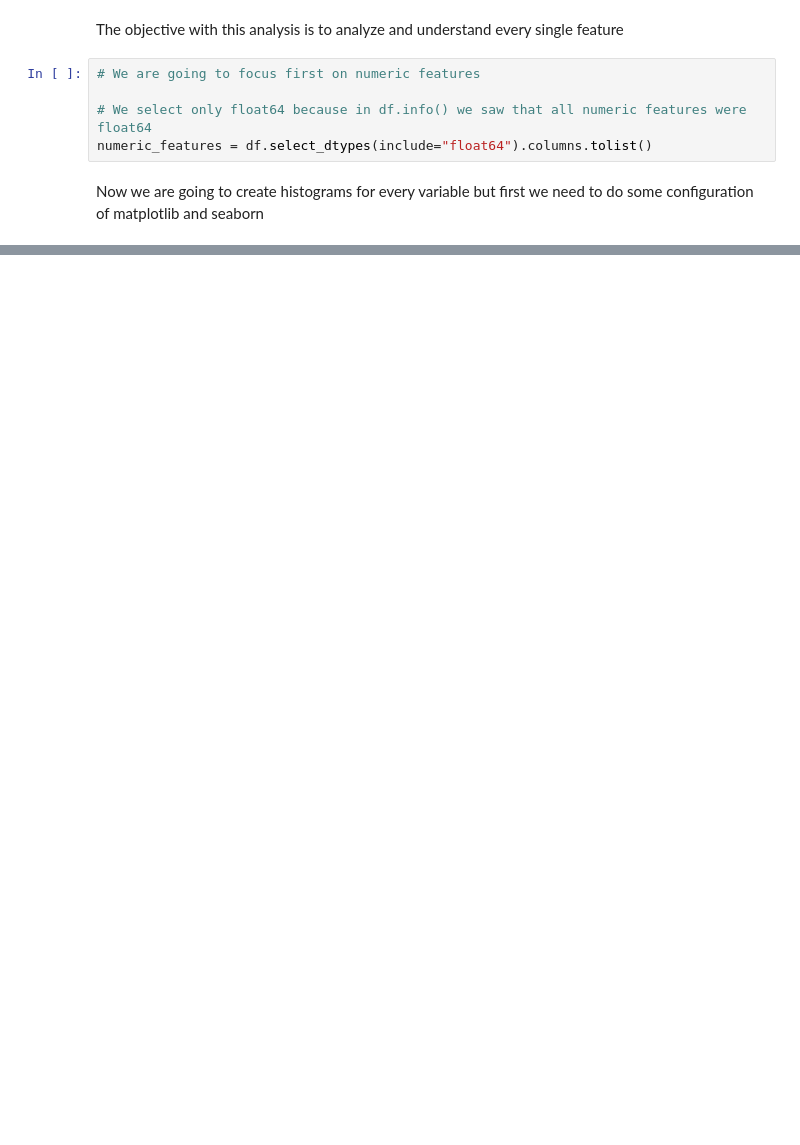
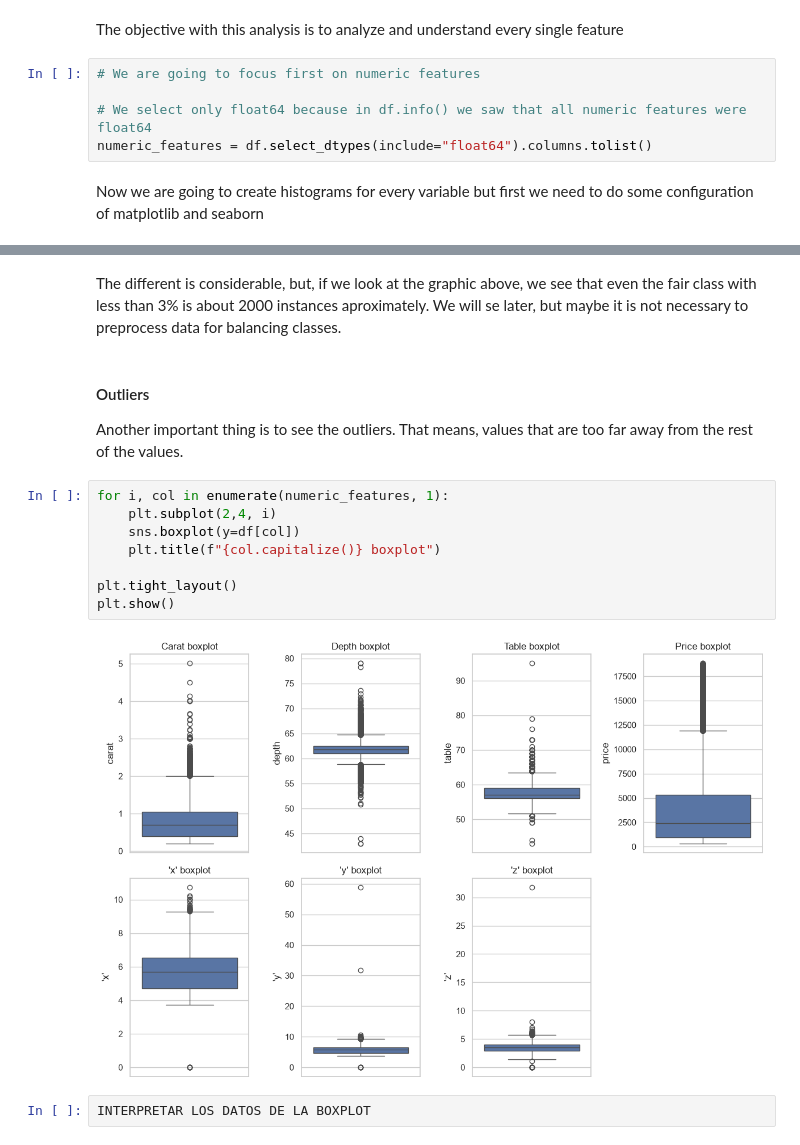
Before and after one commit to ssergioogj/Machine-Learning-Guide, a Jupyter notebook: supervised_learning/clasification/classification.ipynb, the cells around one changed output, grey strips where cells are left out. Cells and saved outputs as stored; diff of their text form; blank space fills up the shorter version.

```diff
--- a/supervised_learning/clasification/classification.ipynb
+++ b/supervised_learning/clasification/classification.ipynb
@@ -155,0 +209,18 @@ plt.rcParams['font.size'] = 12
+# %% [markdown]
+The different is considerable, but, if we look at the graphic above, we see that even the fair class with less than 3% is about 2000 instances aproximately. We will se later, but maybe it is not necessary to preprocess data for balancing classes.
+# %% [markdown]
+#### Outliers
+
+Another important thing is to see the outliers. That means, values that are too far away from the rest of the values.
+# %%
+for i, col in enumerate(numeric_features, 1):
+    plt.subplot(2,4, i)
+    sns.boxplot(y=df[col])
+    plt.title(f"{col.capitalize()} boxplot")
+
+plt.tight_layout()
+plt.show()
+# %% [output]
+[figure, added]
+# %%
+INTERPRETAR LOS DATOS DE LA BOXPLOT
```
Also changed, not shown: parts of 12 cells of this notebook.
